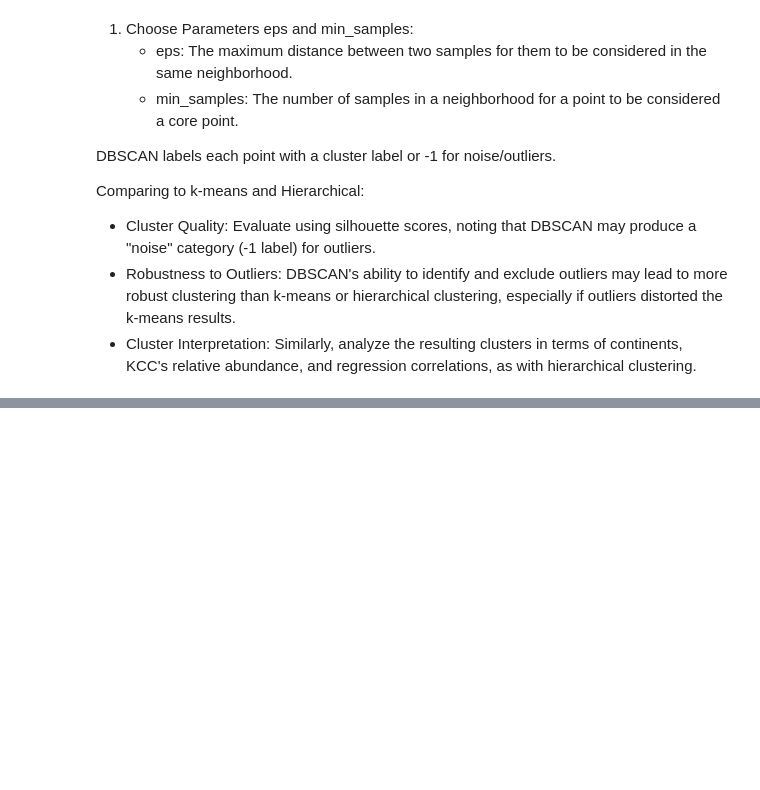
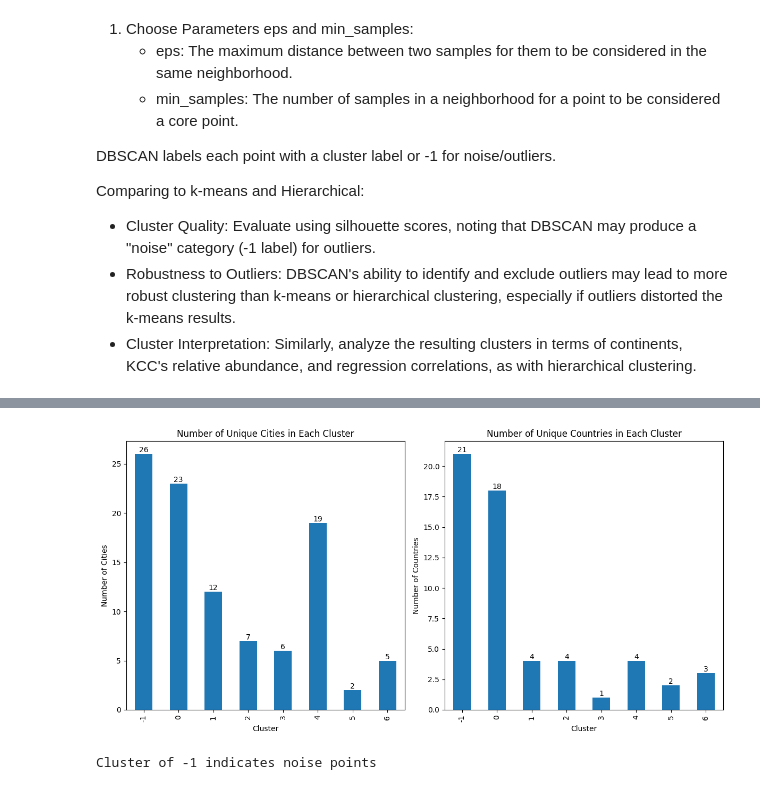
Before and after one commit to jacobRidenour/Temperature-Patterns, a Jupyter notebook: Analysis 4 DBSCAN.ipynb, the cells around one changed output, grey strips where cells are left out. Saved outputs shown, nothing was run; the diff lists cells and outputs as text; code cells hidden in the pictures; blank space fills up the shorter version.

```diff
--- a/Analysis 4 DBSCAN.ipynb
+++ b/Analysis 4 DBSCAN.ipynb
@@ -30,7 +137,5 @@ The "elbow" seems to be around x=88 but it results in an estimation of just 1 cl
 # %%
-from sklearn.cluster import DBSCAN
-
-elbow_index = 55
+elbow_index = 43
 eps_value = sorted_distances[elbow_index] # determined from the plot
 print(f'eps value is: {eps_value}')
 min_samples_value = 5
@@ -55,3 +164,7 @@ Comparing to k-means and Hierarchical:
 * Cluster Quality: Evaluate using silhouette scores, noting that DBSCAN may produce a "noise" category (-1 label) for outliers.
 * Robustness to Outliers: DBSCAN's ability to identify and exclude outliers may lead to more robust clustering than k-means or hierarchical clustering, especially if outliers distorted the k-means results.
 * Cluster Interpretation: Similarly, analyze the resulting clusters in terms of continents, KCC's relative abundance, and regression correlations, as with hierarchical clustering.
+# %%
+city_cluster_df = pd.DataFrame({'City': cities, 'Cluster': labels})
+
+df_merged = pd.merge(df, city_cluster_df, on='City', how='left')
@@ -57,0 +186,28 @@ Comparing to k-means and Hierarchical:
+# %%
+plt.figure(figsize=(12, 6))
+
+plt.subplot(1, 2, 1)
+cities_per_cluster = df_merged.groupby('Cluster')['City'].nunique()
+cities_per_cluster.plot(kind='bar')
+plt.title('Number of Unique Cities in Each Cluster')
+plt.xlabel('Cluster')
+plt.ylabel('Number of Cities')
+for index, value in enumerate(cities_per_cluster):
+    plt.text(index, value, str(value), ha='center', va='bottom')
+
+plt.subplot(1, 2, 2)
+countries_per_cluster = df_merged.groupby('Cluster')['Country'].nunique()
+countries_per_cluster.plot(kind='bar')
+plt.title('Number of Unique Countries in Each Cluster')
+plt.xlabel('Cluster')
+plt.ylabel('Number of Countries')
+for index, value in enumerate(countries_per_cluster):
+    plt.text(index, value, str(value), ha='center', va='bottom')
+
+plt.tight_layout()
+plt.show()
+
+print('Cluster of -1 indicates noise points')
+# %% [output]
+[figure, added]
+Cluster of -1 indicates noise points
```
Also changed, not shown: parts of 26 cells of this notebook, 3 other files.
